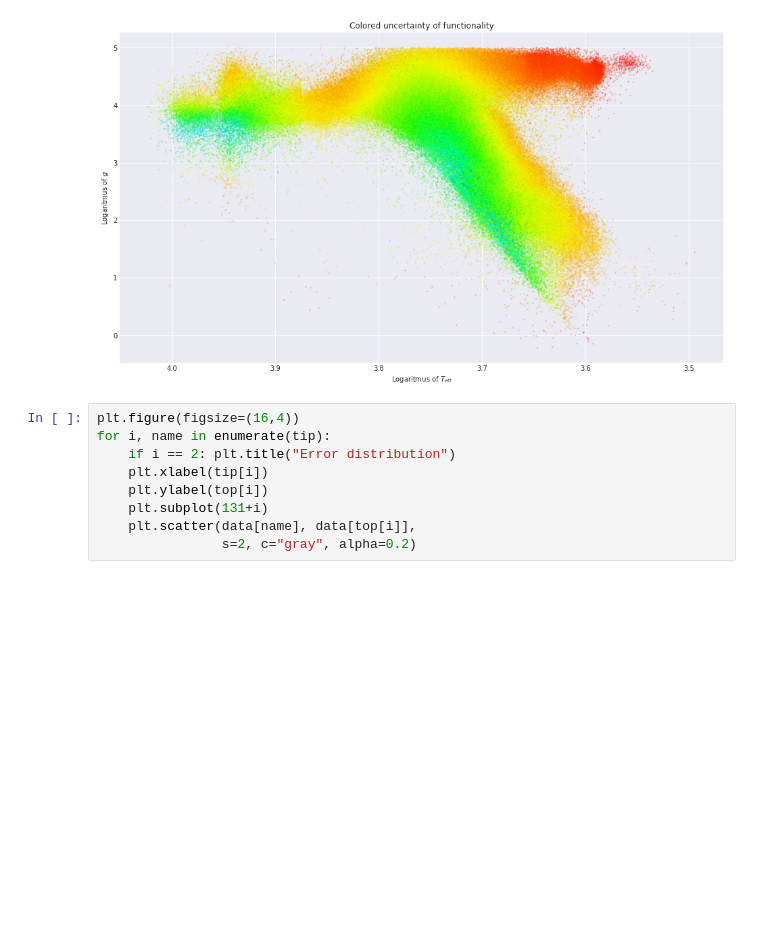
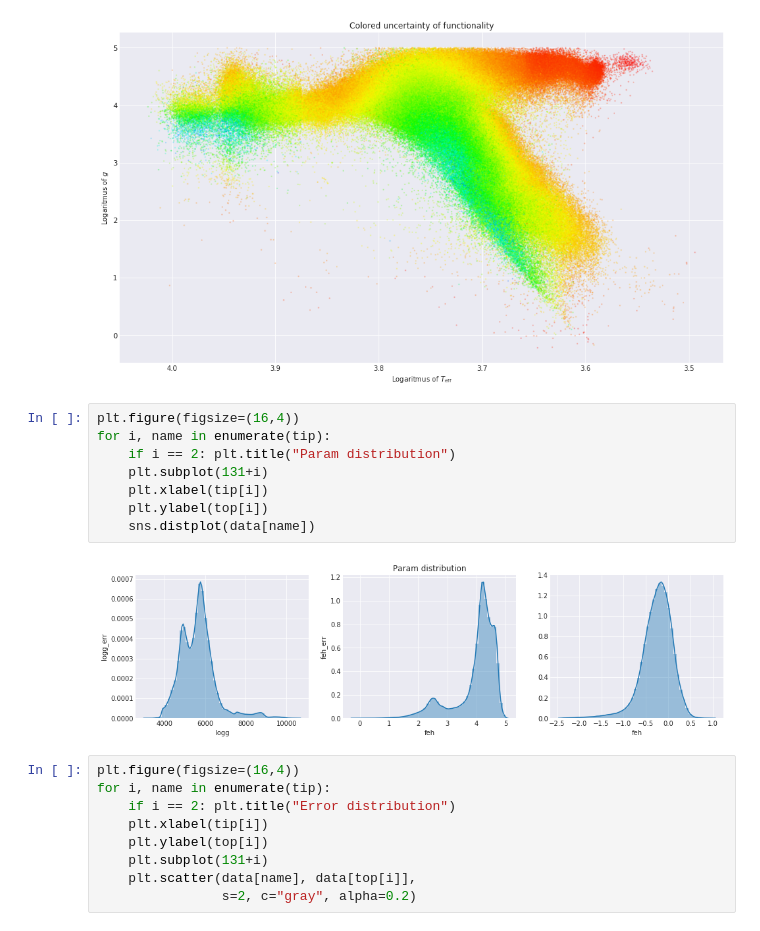
Before and after one commit to astrograzl/__.xXx.__, a Jupyter notebook: Lamost.ipynb, the cells around one changed output. Saved outputs shown, nothing was run; the diff lists cells and outputs as text; blank space fills up the shorter version.

```diff
--- a/Lamost.ipynb
+++ b/Lamost.ipynb
@@ -101,6 +70,16 @@ plt.scatter(np.log10(data["teff"]), data["logg"], s=2,
 plt.gca().invert_xaxis()
 # %% [output]
 [figure]
+# %%
+plt.figure(figsize=(16,4))
+for i, name in enumerate(tip):
+    if i == 2: plt.title("Param distribution")
+    plt.subplot(131+i)
+    plt.xlabel(tip[i])
+    plt.ylabel(top[i])
+    sns.distplot(data[name])
+# %% [output]
+[figure, added]
 # %%
 plt.figure(figsize=(16,4))
 for i, name in enumerate(tip):
```
Also changed, not shown: parts of 9 cells of this notebook, 8 other files.
